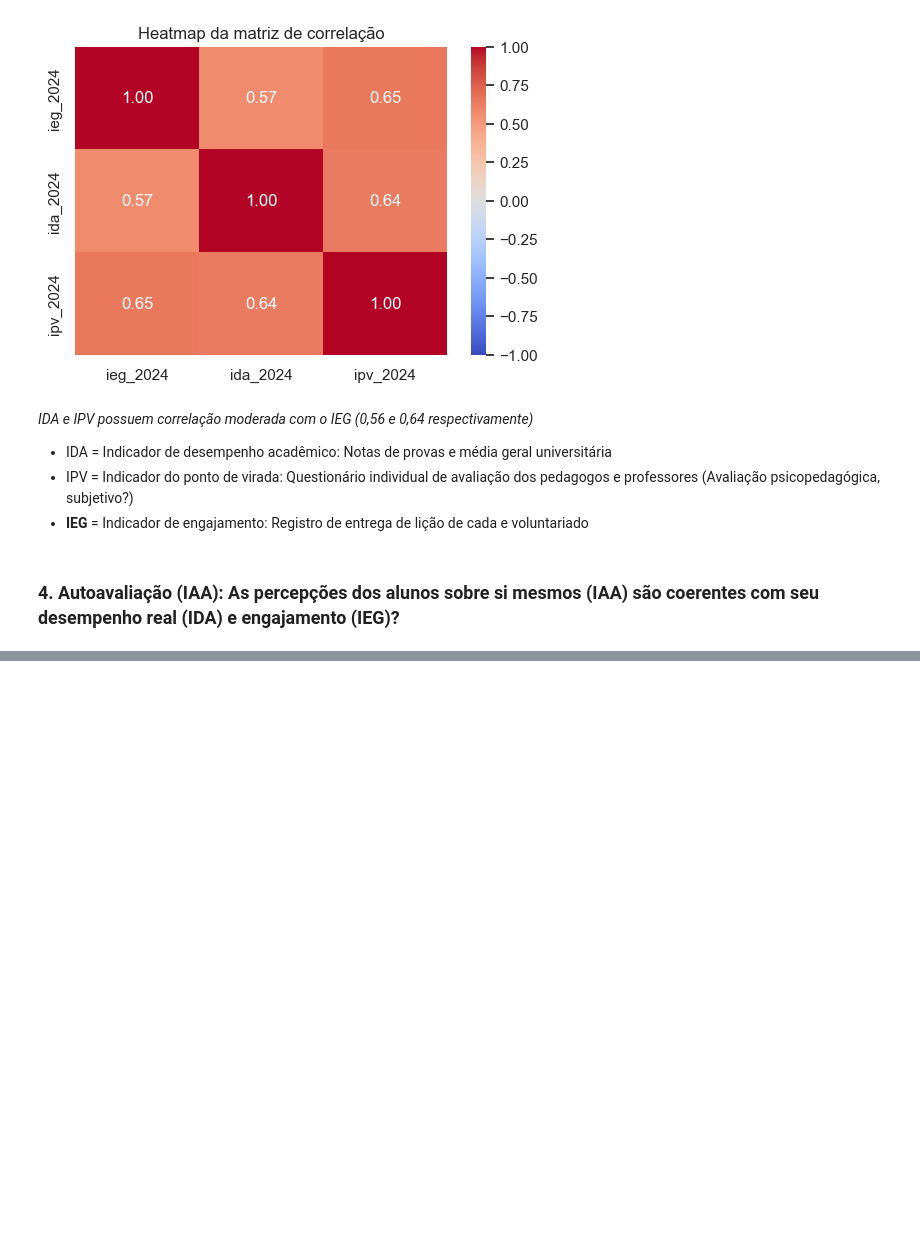
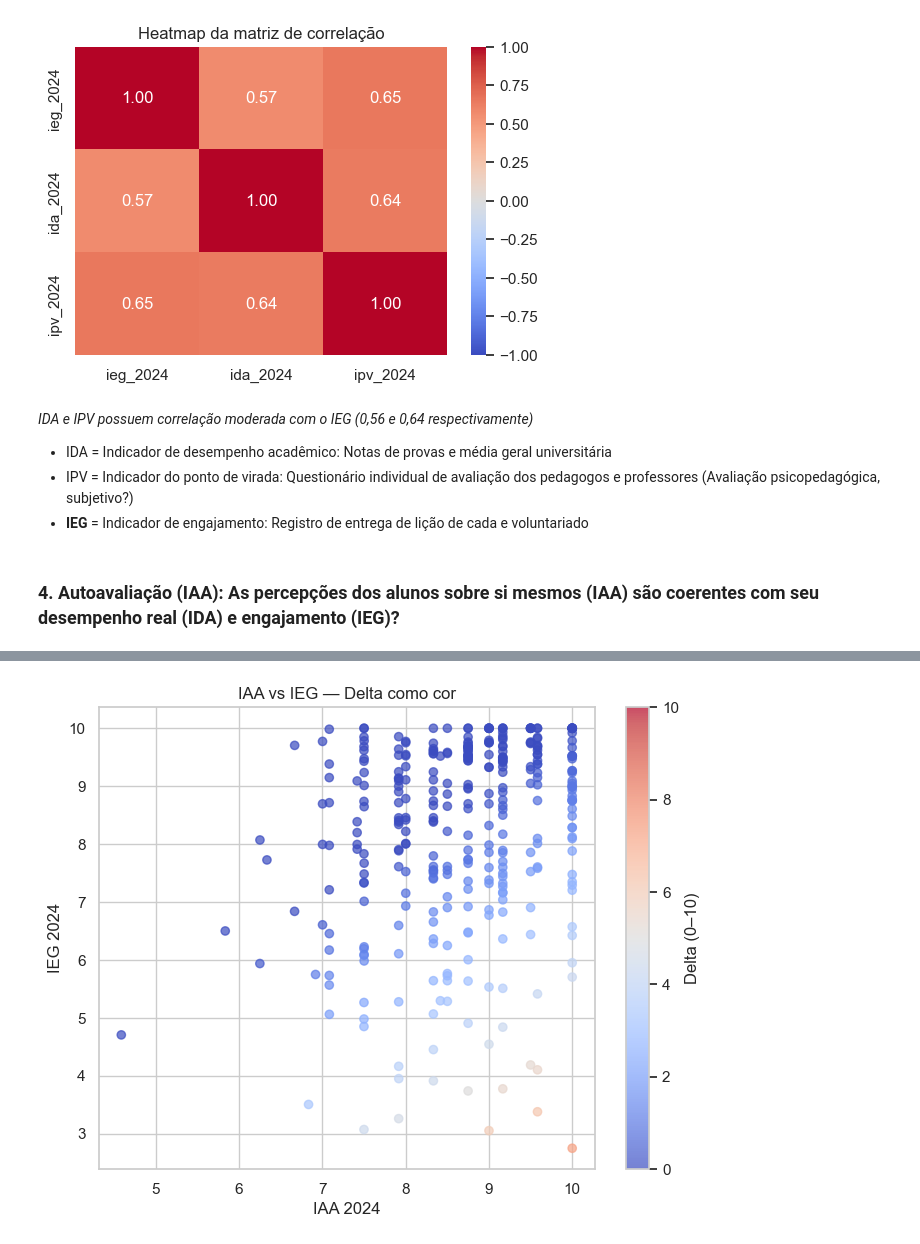
Before and after one commit to JacksonvBarbosa/datathon_fiap_postech, a Jupyter notebook: notebooks/eda_v1.ipynb, the cells around one changed output, grey strips where cells are left out. Saved outputs shown, nothing was run; the diff lists cells and outputs as text; code cells hidden in the pictures; blank space fills up the shorter version.

```diff
--- a/notebooks/eda_v1.ipynb
+++ b/notebooks/eda_v1.ipynb
@@ -331,0 +344,2 @@ plt.show()
+# %%
+df_iaa_todos_anos = df_pivot[df_pivot.loc[:,df_pivot.columns.str.contains("iaa")].fillna(False).all(axis=1)]
@@ -331,0 +360,2 @@ plt.show()
+# %%
+df_iaa_todos_anos_cols_indicadores = df_iaa_todos_anos.loc[:,df_iaa_todos_anos.columns.str.contains(r"^iaa_|^ida_|^ieg_", regex=True)]
@@ -331,0 +381,14 @@ plt.show()
+# %%
+'''
+delta < 0 -> subestima
+delta > 0 -> superestima
+'''
+
+df_iaa_todos_anos_cols_indicadores['delta_iaa_ieg_2022'] = df_iaa_todos_anos_cols_indicadores['iaa_2022'] - df_iaa_todos_anos_cols_indicadores['ieg_2022']
+df_iaa_todos_anos_cols_indicadores['delta_iaa_ida_2022'] = df_iaa_todos_anos_cols_indicadores['iaa_2022'] - df_iaa_todos_anos_cols_indicadores['ida_2022']
+
+df_iaa_todos_anos_cols_indicadores['delta_iaa_ieg_2023'] = df_iaa_todos_anos_cols_indicadores['iaa_2023'] - df_iaa_todos_anos_cols_indicadores['ieg_2023']
+df_iaa_todos_anos_cols_indicadores['delta_iaa_ida_2023'] = df_iaa_todos_anos_cols_indicadores['iaa_2023'] - df_iaa_todos_anos_cols_indicadores['ida_2023']
+
+df_iaa_todos_anos_cols_indicadores['delta_iaa_ieg_2024'] = df_iaa_todos_anos_cols_indicadores['iaa_2024'] - df_iaa_todos_anos_cols_indicadores['ieg_2024']
+df_iaa_todos_anos_cols_indicadores['delta_iaa_ida_2024'] = df_iaa_todos_anos_cols_indicadores['iaa_2024'] - df_iaa_todos_anos_cols_indicadores['ida_2024']
@@ -331,0 +503,23 @@ plt.show()
+# %%
+df_plot = df_iaa_todos_anos_cols_indicadores.query("iaa_2024 > 0 and ieg_2024 > 0")[['iaa_2024', 'ieg_2024', 'delta_iaa_ieg_2024']]
+
+plt.figure(figsize=(8,6))
+
+scatter = plt.scatter(
+    df_plot['iaa_2024'],
+    df_plot['ieg_2024'],
+    c=df_plot['delta_iaa_ieg_2024'],
+    cmap='coolwarm',   # azul → vermelho
+    vmin=0,            # azul fixo
+    vmax=10,           # vermelho fixo
+    alpha=0.7
+)
+
+plt.colorbar(scatter, label='Delta (0–10)')
+plt.xlabel('IAA 2024')
+plt.ylabel('IEG 2024')
+plt.title('IAA vs IEG — Delta como cor')
+
+plt.show()
+# %% [output]
+[figure, added]
```
Also changed, not shown: parts of 12 cells of this notebook.
